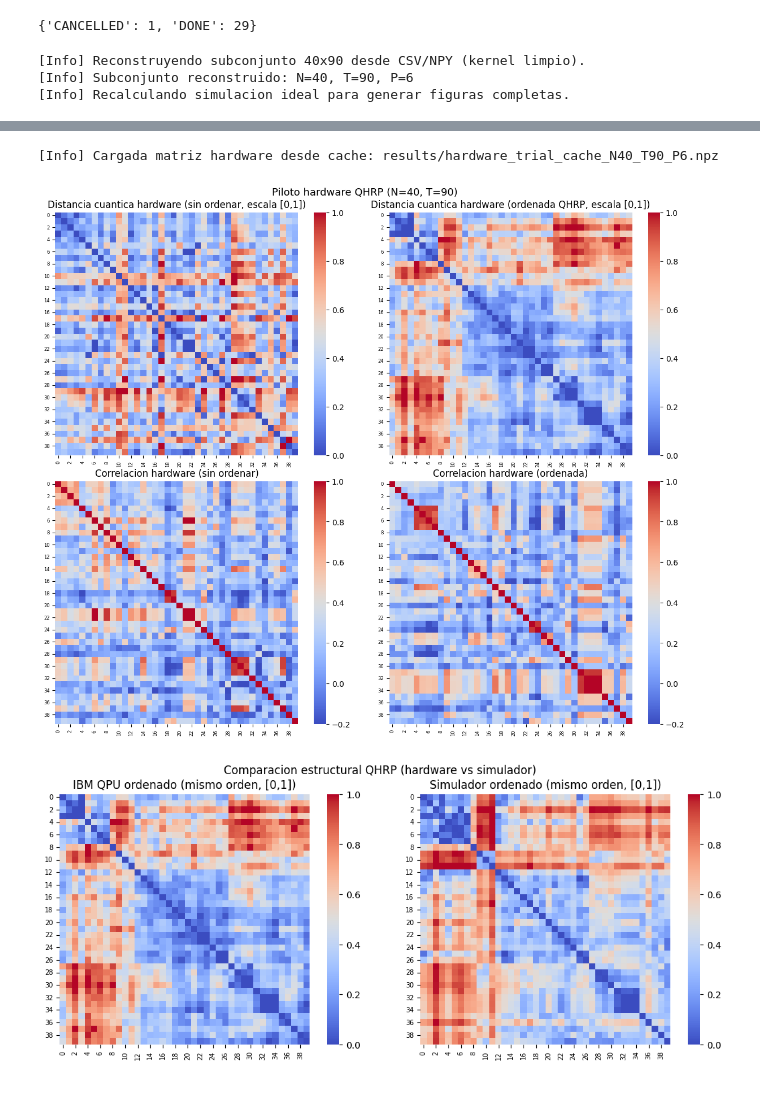
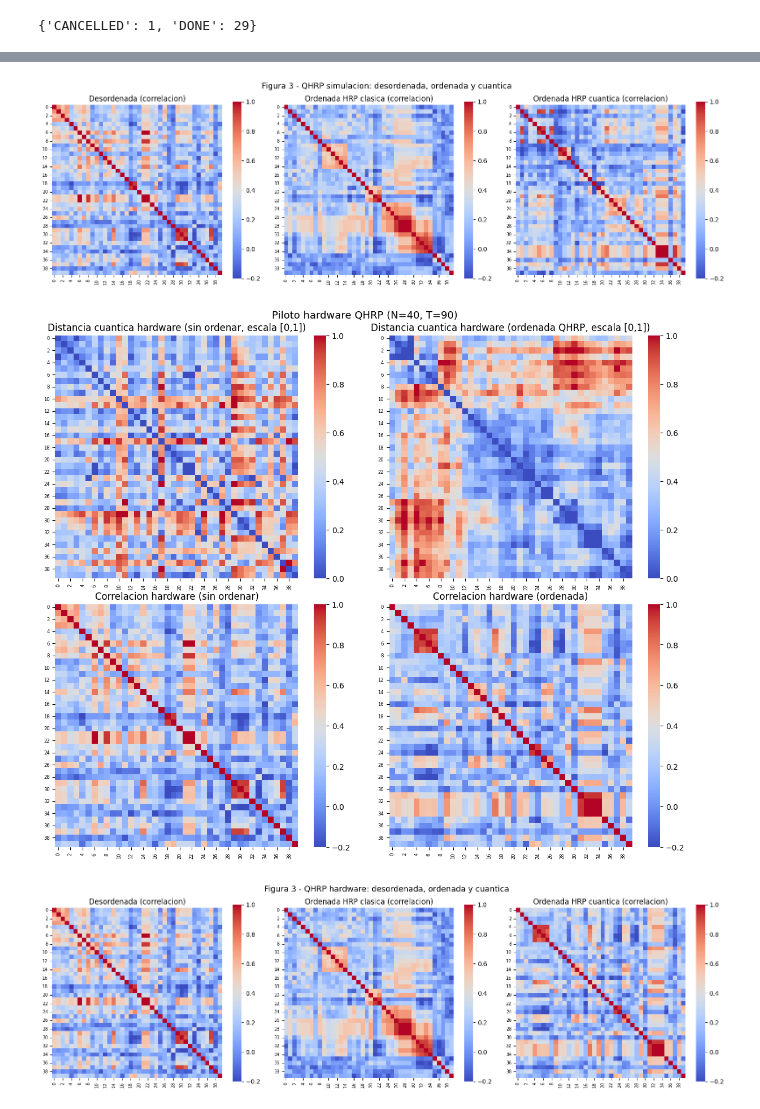
Before and after one commit to ikergs03/tfg-pricing-european-call-qae, a Jupyter notebook: src/qhrp_figure3_4/fig3_4_hardware_trial.ipynb, the cells around one changed output, grey strips where cells are left out. Cells and saved outputs as stored; diff of their text form; code cells hidden in the pictures.

```diff
--- a/src/qhrp_figure3_4/fig3_4_hardware_trial.ipynb
+++ b/src/qhrp_figure3_4/fig3_4_hardware_trial.ipynb
@@ -313,6 +313,8 @@ import numpy as np
 import pandas as pd
 import matplotlib.pyplot as plt
 import seaborn as sns
+from scipy.cluster.hierarchy import linkage, leaves_list
+from scipy.spatial.distance import squareform
 
 # Hacer la celda autosuficiente por si se reinicia el kernel.
 if os.path.abspath("./src") not in sys.path:
@@ -491,6 +493,15 @@ def robust_rescale_01(mat, q_low=1, q_high=99):
     return np.clip(out, 0, 1)
 
 
+def classical_hrp_order_from_corr(corr_matrix):
+    dist = np.sqrt((1 - corr_matrix) / 2.0)
+    dist = 0.5 * (dist + dist.T)
+    np.fill_diagonal(dist, 0.0)
+    dist = np.nan_to_num(dist)
+    Z = linkage(squareform(dist, checks=False), method="single")
+    return leaves_list(Z)
+
+
 _prepare_subset_40x90_if_needed()
 
 # ---- Bloque A: simulacion (equivalente celda 8) ----
@@ -504,6 +515,8 @@ if "D_quantum_sim" not in globals() or "order_sim" not in globals() or "D_quantu
 D_sim_raw = D_quantum_sim
 D_sim_ord = D_quantum_sim_ord
 corr_sim_raw = np.corrcoef(returns_hw.values, rowvar=False)
+order_classical_sim = classical_hrp_order_from_corr(corr_sim_raw)
+corr_sim_classical = corr_sim_raw[np.ix_(order_classical_sim, order_classical_sim)]
 corr_sim_ord = corr_sim_raw[np.ix_(order_sim, order_sim)]
 D_sim_raw_vis = robust_rescale_01(D_sim_raw)
 D_sim_ord_vis = robust_rescale_01(D_sim_ord)
@@ -529,6 +542,24 @@ plt.suptitle("Piloto simulacion QHRP (N=40, T=90)", fontsize=13)
 plt.tight_layout()
 plt.show()
 
+# Figura adicional de 3 paneles: desordenada, ordenada y cuantica (simulacion)
+fig, axes = plt.subplots(1, 3, figsize=(16, 4.8))
+sns.heatmap(corr_sim_raw, cmap="coolwarm", vmin=-0.2, vmax=1.0, square=True, cbar=True, ax=axes[0])
+axes[0].set_title("Desordenada (correlacion)")
+axes[0].tick_params(labelsize=7)
+
+sns.heatmap(corr_sim_classical, cmap="coolwarm", vmin=-0.2, vmax=1.0, square=True, cbar=True, ax=axes[1])
+axes[1].set_title("Ordenada HRP clasica (correlacion)")
+axes[1].tick_params(labelsize=7)
+
+sns.heatmap(corr_sim_ord, cmap="coolwarm", vmin=-0.2, vmax=1.0, square=True, cbar=True, ax=axes[2])
+axes[2].set_title("Ordenada HRP cuantica (correlacion)")
+axes[2].tick_params(labelsize=7)
+
+plt.suptitle("Figura 3 - QHRP simulacion: desordenada, ordenada y cuantica", fontsize=13)
+plt.tight_layout()
+plt.show()
+
 # ---- Bloque B: hardware ----
 if "D_quantum_hardware" not in globals():
     D_quantum_hardware, order_hw_from_recovery = _load_or_recover_hardware_matrix()
@@ -541,6 +572,8 @@ if "order_hw" not in globals():
 D_hw_raw = D_quantum_hardware
 D_hw_ord = D_quantum_hardware[np.ix_(order_hw, order_hw)]
 corr_hw_raw = np.corrcoef(returns_hw.values, rowvar=False)
+order_classical_hw = classical_hrp_order_from_corr(corr_hw_raw)
+corr_hw_classical = corr_hw_raw[np.ix_(order_classical_hw, order_classical_hw)]
 corr_hw_ord = corr_hw_raw[np.ix_(order_hw, order_hw)]
 D_hw_raw_vis = robust_rescale_01(D_hw_raw)
 D_hw_ord_vis = robust_rescale_01(D_hw_ord)
@@ -563,36 +596,51 @@ axes[1, 1].set_title("Correlacion hardware (ordenada)")
 axes[1, 1].tick_params(labelsize=6)
 
 plt.suptitle("Piloto hardware QHRP (N=40, T=90)", fontsize=13)
 plt.tight_layout()
 plt.show()
 
+# Figura adicional de 3 paneles: desordenada, ordenada y cuantica (hardware)
+fig, axes = plt.subplots(1, 3, figsize=(16, 4.8))
+sns.heatmap(corr_hw_raw, cmap="coolwarm", vmin=-0.2, vmax=1.0, square=True, cbar=True, ax=axes[0])
+axes[0].set_title("Desordenada (correlacion)")
+axes[0].tick_params(labelsize=7)
+
+sns.heatmap(corr_hw_classical, cmap="coolwarm", vmin=-0.2, vmax=1.0, square=True, cbar=True, ax=axes[1])
+axes[1].set_title("Ordenada HRP clasica (correlacion)")
+axes[1].tick_params(labelsize=7)
+
+sns.heatmap(corr_hw_ord, cmap="coolwarm", vmin=-0.2, vmax=1.0, square=True, cbar=True, ax=axes[2])
+axes[2].set_title("Ordenada HRP cuantica (correlacion)")
+axes[2].tick_params(labelsize=7)
+
+plt.suptitle("Figura 3 - QHRP hardware: desordenada, ordenada y cuantica", fontsize=13)
+plt.tight_layout()
+plt.show()
+
 # ---- Bloque C: comparacion directa hardware vs simulador ----
 # Usamos el mismo orden de activos para comparar estructura de bloques de forma justa.
 order_ref = order_hw
 D_hw_cmp = D_quantum_hardware[np.ix_(order_ref, order_ref)]
 D_sim_cmp = D_quantum_sim[np.ix_(order_ref, order_ref)]
 
 D_hw_vis = robust_rescale_01(D_hw_cmp)
 D_sim_vis = robust_rescale_01(D_sim_cmp)
 D_diff = np.abs(D_hw_vis - D_sim_vis)
 
 fig, axes = plt.subplots(1, 2, figsize=(11, 4.5))
 sns.heatmap(D_hw_vis, cmap="coolwarm", vmin=0, vmax=1, square=True, cbar=True, ax=axes[0])
 axes[0].set_title("IBM QPU ordenado (mismo orden, [0,1])")
 axes[0].tick_params(labelsize=7)
 
 sns.heatmap(D_sim_vis, cmap="coolwarm", vmin=0, vmax=1, square=True, cbar=True, ax=axes[1])
 axes[1].set_title("Simulador ordenado (mismo orden, [0,1])")
 axes[1].tick_params(labelsize=7)
 
 plt.suptitle("Comparacion estructural QHRP (hardware vs simulador)")
 plt.tight_layout()
 plt.show()
 # %% [output]
-[Info] Reconstruyendo subconjunto 40x90 desde CSV/NPY (kernel limpio).
-[Info] Subconjunto reconstruido: N=40, T=90, P=6
-[Info] Recalculando simulacion ideal para generar figuras completas.
 [figure]
-[Info] Cargada matriz hardware desde cache: results/hardware_trial_cache_N40_T90_P6.npz
-[figure, old version]
+[figure, new version]
-[figure, old version]
+[figure, new version]
+[figure, added]
```
Also changed, not shown: parts of 1 cell of this notebook, 54 other files.
